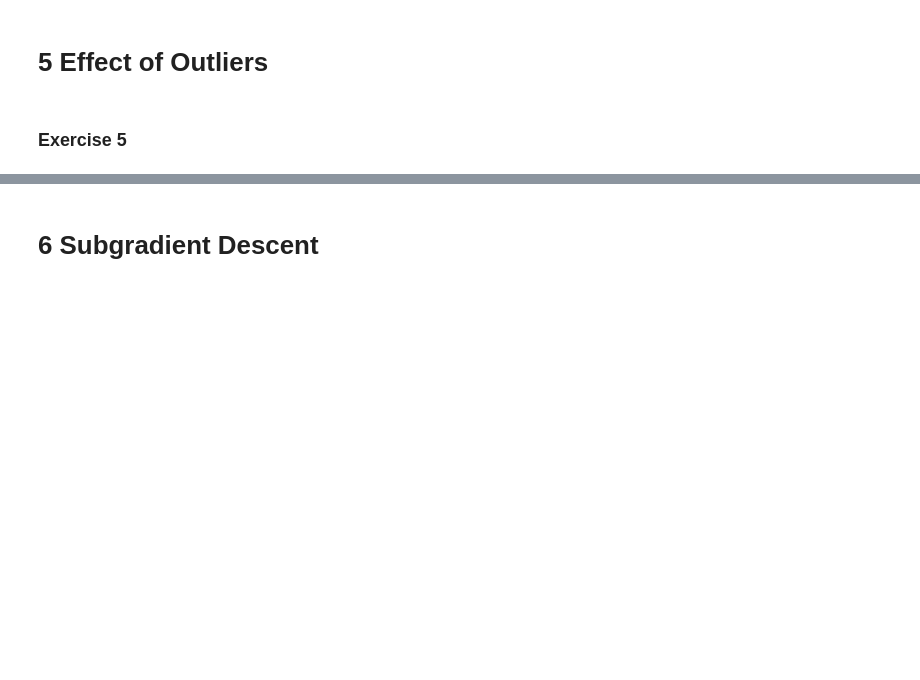
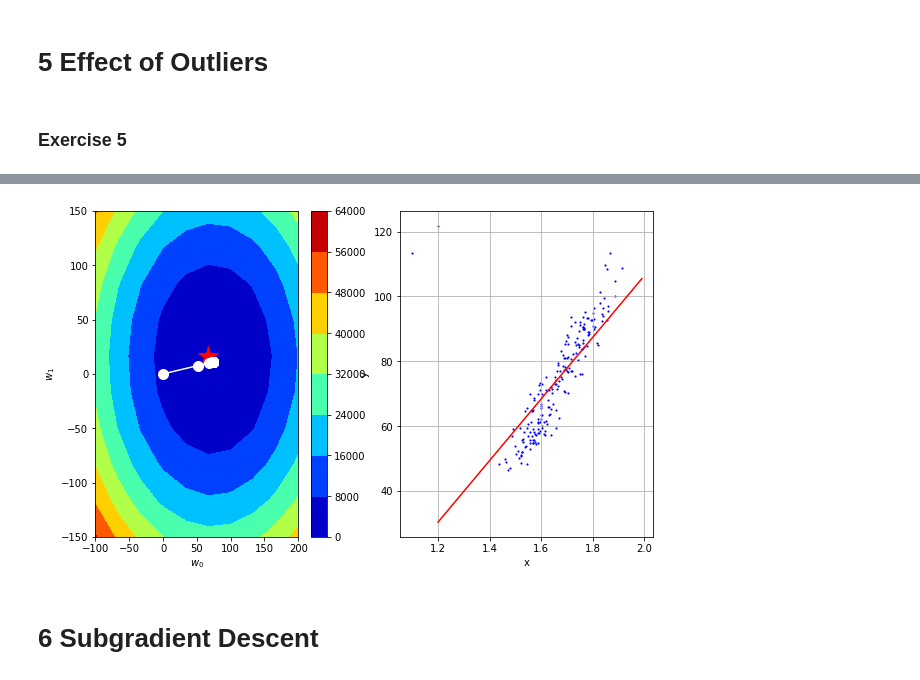
Before and after one commit to simonwicky/ML_course, a Jupyter notebook: labs/ex02/template/ex02.ipynb, the cells around one changed output, grey strips where cells are left out. Saved outputs shown, nothing was run; the diff lists cells and outputs as text; code cells hidden in the pictures; blank space fills up the shorter version.

```diff
--- a/labs/ex02/template/ex02.ipynb
+++ b/labs/ex02/template/ex02.ipynb
@@ -30,7 +30,7 @@ def compute_loss(y, tx, w):
     You can calculate the loss using mse or mae.
     """
     e = y[:,np.newaxis] - tx @ w[:,np.newaxis]
-    loss = (e.T @ e) / tx.shape[0]
+    loss = sum(abs(e)) / tx.shape[0]
     return loss.item()
 # %% [markdown]
 # 2 Grid Search
@@ -42,7 +42,7 @@ def grid_search(y, tx, w0, w1):
     losses = np.zeros((len(w0), len(w1)))
     for i in range(len(w0)):
         for j in range(len(w1)):
-            losses[i,j] = compute_loss(y,tx, [[w0[i]],[w1[j]]])
+            losses[i,j] = compute_loss(y,tx, np.array([w0[i],w1[j]]))
     return losses
 # %% [markdown]
 Let us play with the grid search demo now!
@@ -234,0 +243,19 @@ interact(plot_figure, n_iter=IntSlider(min=1, max=len(gradient_ws)))
+# %%
+# from gradient_descent import *
+from plots import gradient_descent_visualization
+
+# Define the parameters of the algorithm.
+max_iters = 50
+gamma = 0.7
+
+# Initialization
+w_initial = np.array([0, 0])
+
+# Start gradient descent.
+start_time = datetime.datetime.now()
+gradient_losses, gradient_ws = gradient_descent(y, tx, w_initial, max_iters, gamma)
+end_time = datetime.datetime.now()
+
+# Print result
+exection_time = (end_time - start_time).total_seconds()
+print("Gradient Descent: execution time={t:.3f} seconds".format(t=exection_time))
@@ -235,3 +280,12 @@ interact(plot_figure, n_iter=IntSlider(min=1, max=len(gradient_ws)))
+# %%
+def plot_figure(n_iter):
+    fig = gradient_descent_visualization(
+        gradient_losses, gradient_ws, grid_losses, grid_w0, grid_w1, mean_x, std_x, height, weight, n_iter)
+    fig.set_size_inches(10.0, 6.0)
+
+plot_figure(len(gradient_ws))
+# %% [output]
+[figure, added]
 # %% [markdown]
 # 6 Subgradient Descent
 # %% [markdown]
```
Also changed, not shown: parts of 4 cells of this notebook, 1 other file.
